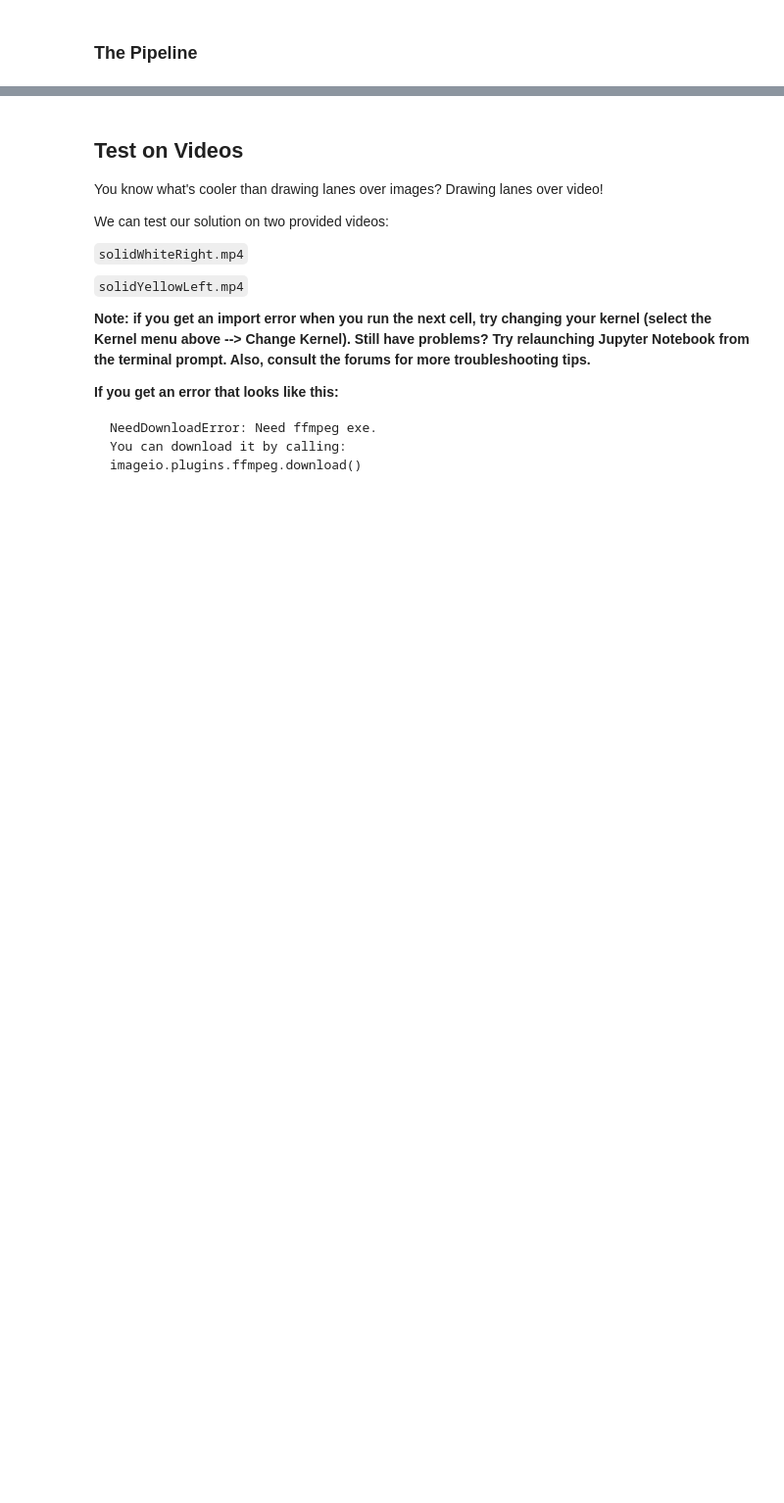
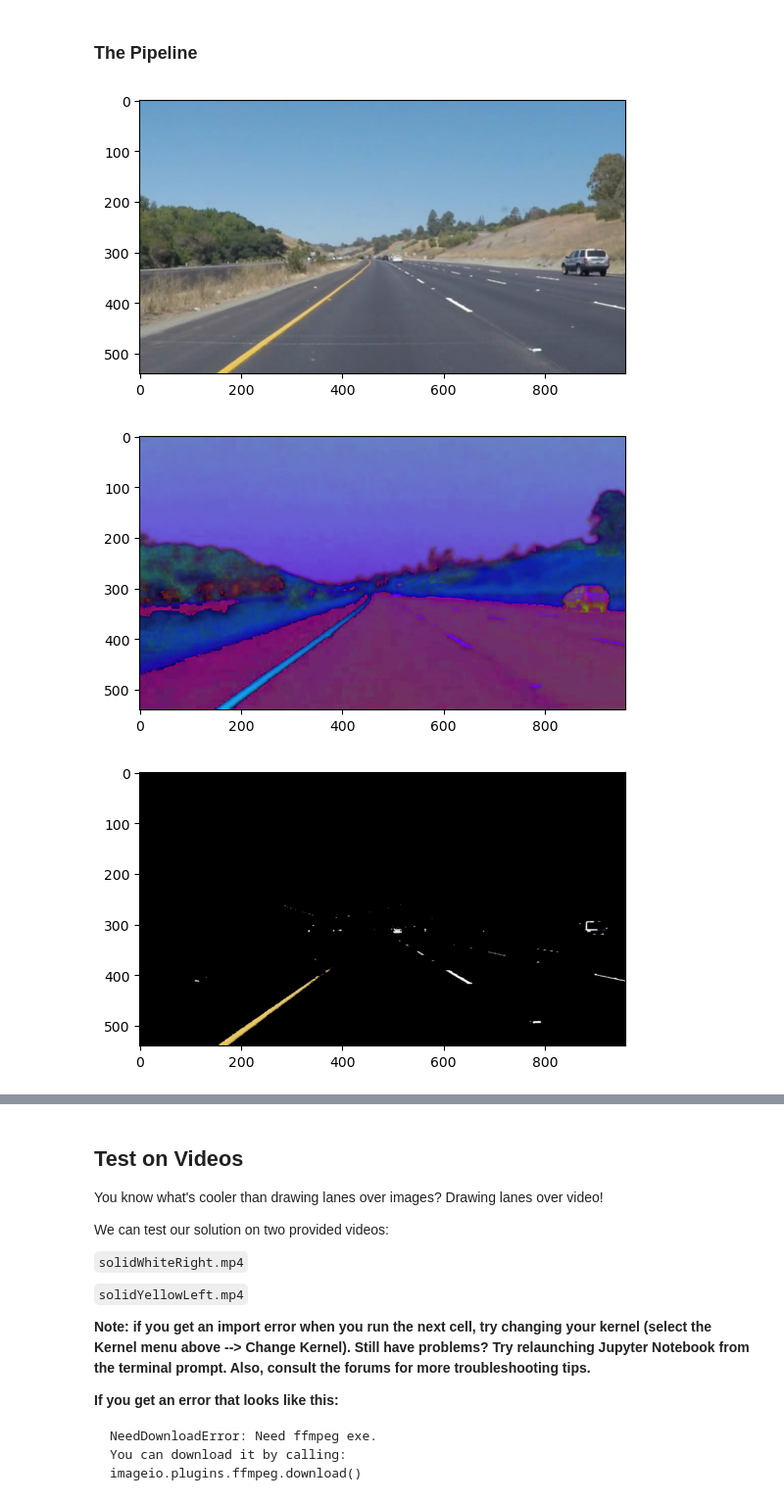
Before and after one commit to YoungKeyKai/CarND-LaneLines-P1, a Jupyter notebook: P1.ipynb, the cells around one changed output, grey strips where cells are left out. Shown at 98% size. Drawn from its saved outputs; the diff is of its cells as text; code cells hidden in the pictures; blank space fills up the shorter version.

```diff
--- a/P1.ipynb
+++ b/P1.ipynb
@@ -150,11 +150,11 @@ def weighted_img(img, initial_img, α=0.8, β=1., γ=0.):
 # %%
 def convert_to_hsv(img):
     """Converts given RGB img to HSV format"""
-    return cv2.cvtColor(img, cv2.COLOR_BGR2HSV)
+    return cv2.cvtColor(img, cv2.COLOR_RGB2HSV)
 
 def convert_to_rgb(img):
     """Converts given HSV img to RGB format"""
-    return cv2.cvtColor(img, cv2.COLOR_HSV2BGR)
+    return cv2.cvtColor(img, cv2.COLOR_HSV2RGB)
 
 def calculate_hue_saturation_histogram(hsv_img):
     """Calculates the histogram for the hue and saturation channels in an HSV image"""
@@ -268,8 +268,8 @@ def colour_thresholding(img, output=False):
     # Thresholds in the order: H, S, V
     WHITE_LOW_THRESHOLD = (0, 0, 200)
     WHITE_HIGH_THRESHOLD = (180, 40, 255)
-    YELLOW_LOW_THRESHOLD = (90, 110, 0)
-    YELLOW_HIGH_THRESHOLD = (110, 180, 255)
+    YELLOW_LOW_THRESHOLD = (20, 110, 0)
+    YELLOW_HIGH_THRESHOLD = (30, 180, 255)
 
     white_mask = cv2.inRange(img, WHITE_LOW_THRESHOLD, WHITE_HIGH_THRESHOLD)
     yellow_mask = cv2.inRange(img, YELLOW_LOW_THRESHOLD, YELLOW_HIGH_THRESHOLD)
@@ -340,33 +340,36 @@ def image_pipeline(image, output=False):
 
     # Line fitting
     # Use RANSAC on the left and right line segments for it to plot a contiguous line representing the lane markings
     def run_ransac(x, y, x1, x2):
         ransac = create_ransac()
         ransac.fit(x, y)
         return ((int(x1), int(ransac.predict([[x1,],])[0][0])), (int(x2), int(ransac.predict([[x2,],])[0][0])))
 
     # Left
     x, y = np.split(left_points, indices_or_sections=2, axis=1)
     left_line_point = run_ransac(x, y, X1, X2)
 
     # Right
     x, y = np.split(right_points, indices_or_sections=2, axis=1)
     right_line_point = run_ransac(x, y, X3, X4)
 
     line_img = np.zeros((line_detected_image.shape[0], line_detected_image.shape[1], 3), dtype=np.uint8)
     for point in [left_line_point, right_line_point]:
         cv2.line(line_img, point[0], point[1], color=[255, 255, 255], thickness=5)
 
     # Output the final image where lanes are drawn on the raw image
     lanes_img = weighted_img(line_img, raw_image)
     if output:
         show_image(lanes_img)
     return lanes_img
 
 
 # for file in os.listdir("test_images/"):
-    # final_result_img = image_pipeline(mpimg.imread(f"test_images/{file}"))
-    # show_image(final_result_img)
-    # mpimg.imsave(f"test_images/{file}_result", final_result_img)
+#     final_result_img = image_pipeline(mpimg.imread(f"test_images/{file}"), output=True)
+#     show_image(final_result_img)
 
 final_result_img = image_pipeline(mpimg.imread("test_images/solidYellowCurve.jpg"), output=True)
+# %% [output]
+[figure, added]
+[figure, added]
+[figure, added]
```
Also changed, not shown: parts of 3 cells of this notebook.
